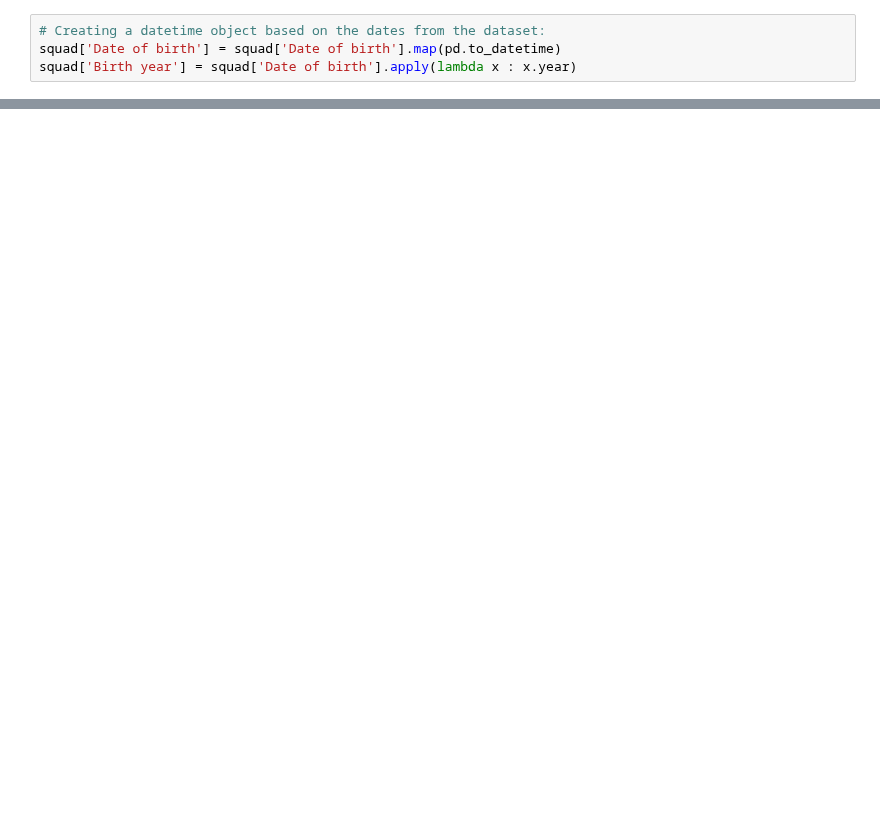
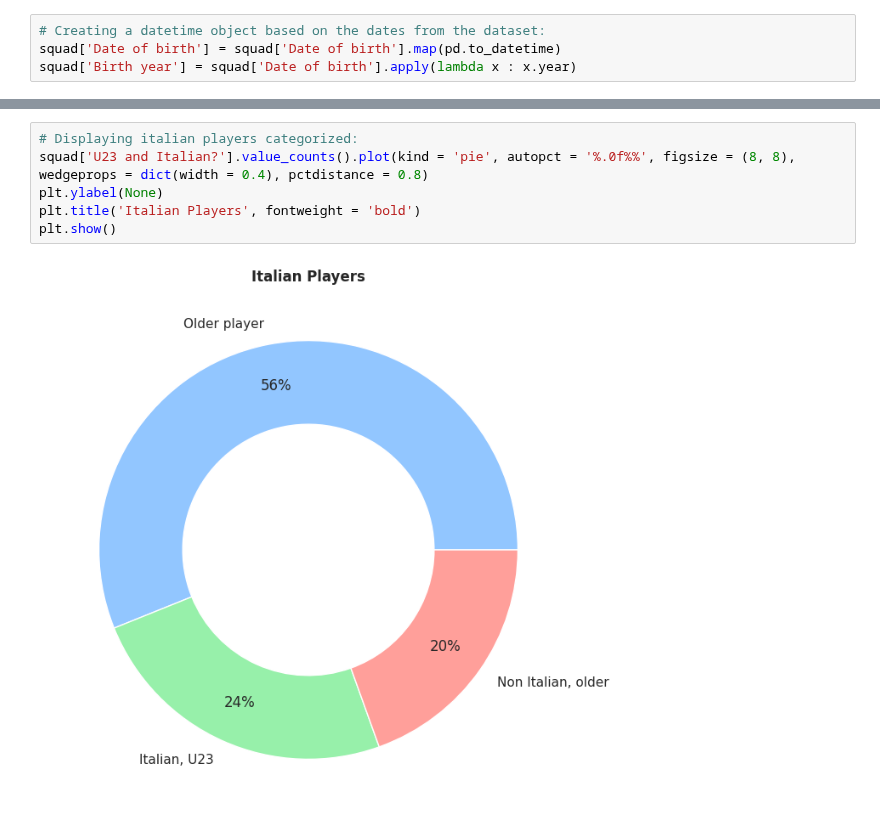
Before and after one commit to guilhermelaviola/InterMilan, a Jupyter notebook: CurrentSquad.ipynb, the cells around one changed output, grey strips where cells are left out. Saved outputs shown, nothing was run; the diff lists cells and outputs as text; blank space fills up the shorter version.

```diff
--- a/CurrentSquad.ipynb
+++ b/CurrentSquad.ipynb
@@ -157,0 +158,8 @@ squad.tail()
+# %%
+# Displaying italian players categorized:
+squad['U23 and Italian?'].value_counts().plot(kind = 'pie', autopct = '%.0f%%', figsize = (8, 8), wedgeprops = dict(width = 0.4), pctdistance = 0.8)
+plt.ylabel(None)
+plt.title('Italian Players', fontweight = 'bold')
+plt.show()
+# %% [output]
+[figure, added]
```
Also changed, not shown: parts of 11 cells of this notebook.
